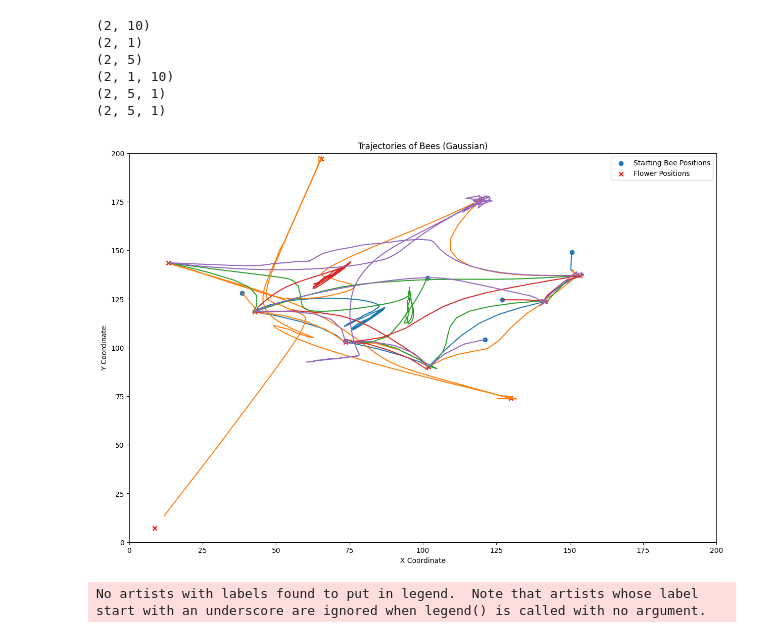
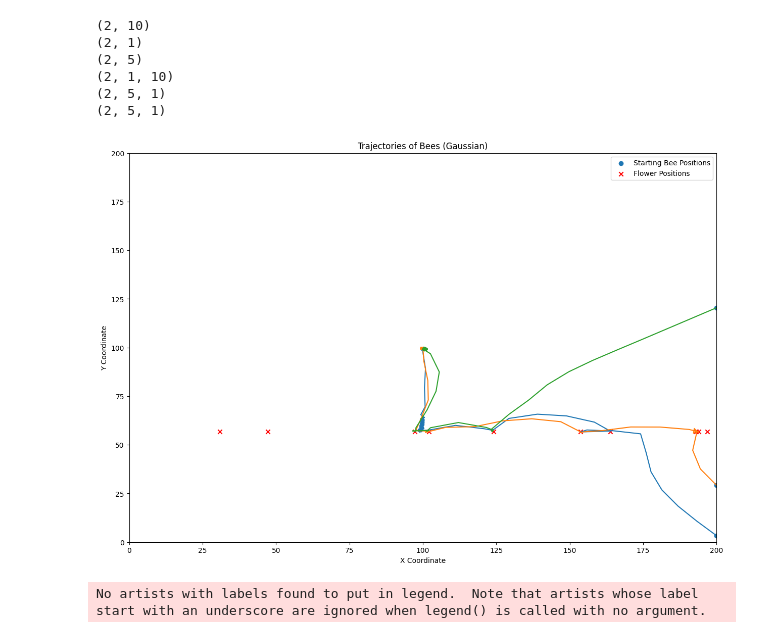
Before and after one commit to samlayton99/Swarm-Dynamics, a Jupyter notebook: wilson_beehive.ipynb, the cells around one changed output. Drawn from its saved outputs; the diff is of its cells as text; code cells hidden in the pictures.

```diff
--- a/wilson_beehive.ipynb
+++ b/wilson_beehive.ipynb
@@ -4,4 +4,20 @@ from matplotlib import pyplot as plt
 from scipy.integrate import solve_ivp
 import matplotlib.animation as animation
 from matplotlib.animation import FuncAnimation
+# %%
+def random_flower_attraction(features=2, num_flowers = 10, max_attraction = 10):
+    # Random initial condition, only positive, numbers between 0 and max_attraction
+    return np.random.rand(features, num_flowers) * max_attraction
+def random_flower_position(num_flowers = 10, max_position = 10):
+    # Random initial condition, only positive, numbers between 0 and max_position
+    return np.vstack((np.random.rand(1, num_flowers) * max_position, np.ones((1, num_flowers)) * max_position / 2 + np.random.uniform(-max_position/4, max_position/4)))
+def random_bee_position(num_bees = 10, max_position = 10):
+    # Random initial condition x and y, only positive coordinates
+    return np.vstack((np.ones((1, num_bees)) * max_position, np.random.rand(1, num_bees) * max_position))
+def random_bee_attraction(features=2, num_bees = 10, max_attraction=10):
+    # Random initial condition, only positive, numbers between 0 and max_attraction
+    return np.random.rand(features, num_bees) * max_attraction
+def gauss_dist(norms, alpha, c, b):
+    # Gaussian distance function
+    return c*np.exp(-alpha*(norms**2)) + b
 # %%
@@ -83,7 +99,7 @@ print(distance.shape)
 (2, 5, 1)
 # %%
 flower_qnty = 10
-bee_qnty = 5
+bee_qnty = 3
 max_attraction = 4
 max_position = 200
 features = 5
@@ -113,10 +129,22 @@ unl_periodicity = 10
 def beehive(t, x):
 
     scaling_factor = (flower_qnty + 1)**2
-    beehive_distance = beehive_position[:, np.newaxis, :] - bee_positions[:, :, np.newaxis]
-    beehive_direction = (beehive_distance) / np.linalg.norm(beehive_distance, axis=0)
+    beehive_distance = beehive_position[:, np.newaxis, :] - x[:, :, np.newaxis]
 
-    return (np.sin(t / (unl_periodicity + 1))**10 * beehive_direction * scaling_factor).squeeze()
+    # timer = 0
+
+    # if t > 3 * t_final / 4 / 10:
+    #     timer = 1
+
+    return ((t/1000 + (1 / (1+np.linalg.norm(beehive_distance, axis=0)))) * beehive_distance).squeeze()
+
+# def beehive_2(t, x):
+#
+#     scaling_factor = (flower_qnty + 1)**2
+#     beehive_distance = beehive_position[:, np.newaxis, :] - x[:, :, np.newaxis]
+#     beehive_direction = beehive_distance
+#
+#     return (np.exp(t) * beehive_direction * scaling_factor).squeeze()
 
 attraction_differences = bee_preferences[:, :, np.newaxis] - flower_attraction[:, np.newaxis, :]  # Shape -> (num_features, num_bees, num_flowers)
 # attraction_differences = np.zeros_like(attraction_differences)
@@ -137,12 +165,12 @@ def ode(t, x_flat, T_i):
 
     combined_vector = attractors.sum(axis=2)
 
-    velocity = (nu * combined_vector + beehive(t, x)) / (xsi + np.linalg.norm(combined_vector + beehive(t, x), axis=0))
+    velocity = (nu * combined_vector + nu * beehive(t, x)) / (np.linalg.norm(combined_vector + beehive(t, x), axis=0))
 
     # add noise
     velocity += np.random.normal(0, 0.1, velocity.shape)
 
-    # if bee's are stuck, move them randomly
+    # if bees are stuck, move them randomly
     # stuck = np.linalg.norm(velocity, axis=0) < 0.1
     # velocity[:, stuck] = np.random.normal(0, 1, velocity[:, stuck].shape)
 
@@ -218,34 +246,34 @@ plt.show()
 # trajectories = solution.y
 
 # # Reshape the trajectories to (2, num_bees, num_time_points)
 # num_bees = bee_qnty
 # num_time_points = trajectories.shape[1]
 # trajectories_reshaped = trajectories.reshape((2, num_bees, num_time_points))
 
 # plt.figure(figsize=(10, 6))
 
 
 
 # for i in range(num_bees):
 #     # Extracting the x and y coordinates of the i-th bee
 #     x = trajectories_reshaped[0, i, :]
 #     y = trajectories_reshaped[1, i, :]
 #     plt.plot(x, y)
 
 # plt.scatter(bee_positions[0, :], bee_positions[1, :], label='Starting Bee Positions')
 # # plot the flowers
 # plt.scatter(flower_positions[0, :], flower_positions[1, :], marker='x', color='r', label='Flower Positions')
 
 # plt.xlabel('X Coordinate')
 # plt.ylabel('Y Coordinate')
 # plt.title('Trajectories of Bees (Inverse)')
 # plt.xlim(-5,max_position + 5)
 # plt.ylim(-5,max_position + 5)
 # plt.legend()
 
 # plt.show()
 # %% [output]
-[figure, old version]
+[figure, new version]
 # %%
 fig, ax = plt.subplots(figsize=(10, 6))
 ax.set_xlim(-5, max_position + 5)
```
Also changed, not shown: parts of 3 cells of this notebook, 6 other files.
